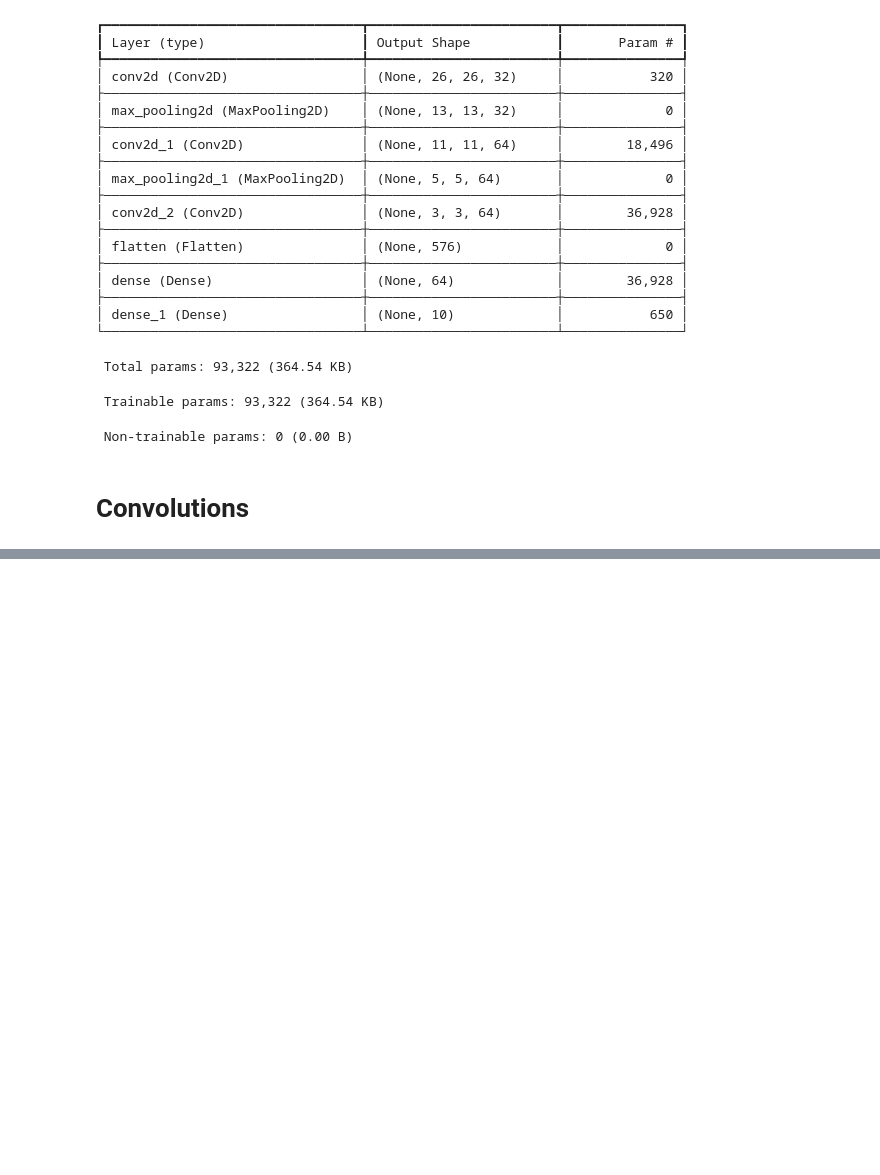
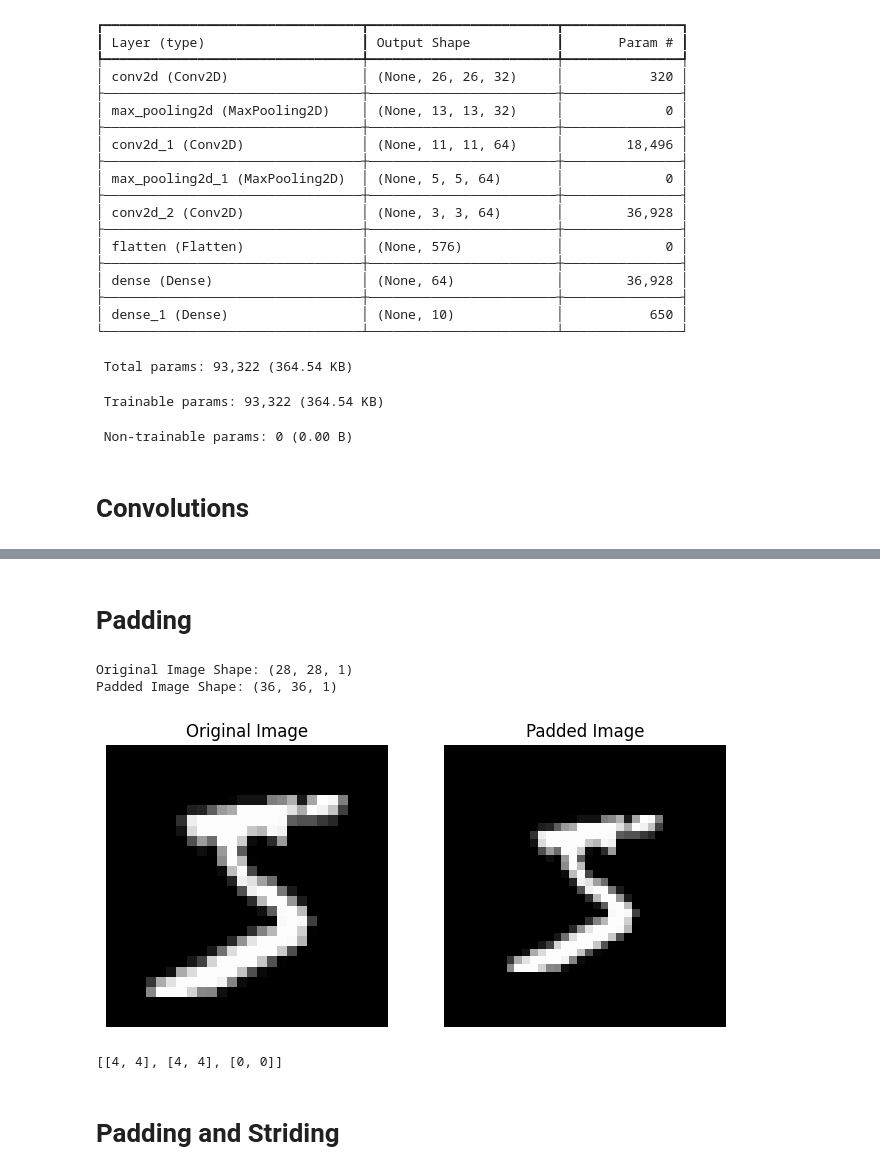
Before and after one commit to pm012/DataScience_sandbox, a Jupyter notebook: notebooks/module10/module_10_1_Convolutional_NN.ipynb, the cells around one changed output, grey strips where cells are left out. Saved outputs shown, nothing was run; the diff lists cells and outputs as text; code cells hidden in the pictures; blank space fills up the shorter version.

```diff
--- a/notebooks/module10/module_10_1_Convolutional_NN.ipynb
+++ b/notebooks/module10/module_10_1_Convolutional_NN.ipynb
@@ -145,0 +381,45 @@ Model: "sequential"
+# %% [markdown]
+# Padding
+# %%
+# Select the first example from the dataset
+image = train_images[0]
+image = np.expand_dims(image, axis=-1) # Add channel dimension
+
+# Print the original image shape
+print('Original Image Shape:', image.shape)
+
+# Define the amount of padding for each dimension
+pad_height = 4
+pad_width = 4
+
+# Pad the image using tf.pad
+padded_image = tf.pad(image, paddings=[[pad_height, pad_height], [pad_width, pad_width], [0,0]])
+
+# Print the padded image shape
+print("Padded Image Shape:", padded_image.shape)
+
+# Plot the original and padded images
+plt.figure(figsize=(8,4))
+
+plt.subplot(1,2,1)
+plt.imshow(np.squeeze(image), cmap='gray')
+plt.title('Original Image')
+plt.axis('off')
+
+plt.subplot(1,2,2)
+plt.imshow(np.squeeze(padded_image), cmap='gray')
+plt.title('Padded Image')
+plt.axis('off')
+
+
+plt.show()
+# %% [output]
+Original Image Shape: (28, 28, 1)
+Padded Image Shape: (36, 36, 1)
+[figure, added]
+# %%
+[[pad_height, pad_height], [pad_width, pad_width], [0, 0]] # paddings
+# %% [output]
+[[4, 4], [4, 4], [0, 0]]
+# %% [markdown]
+# Padding and Striding
```
Also changed, not shown: parts of 23 cells of this notebook, 2 other files.
